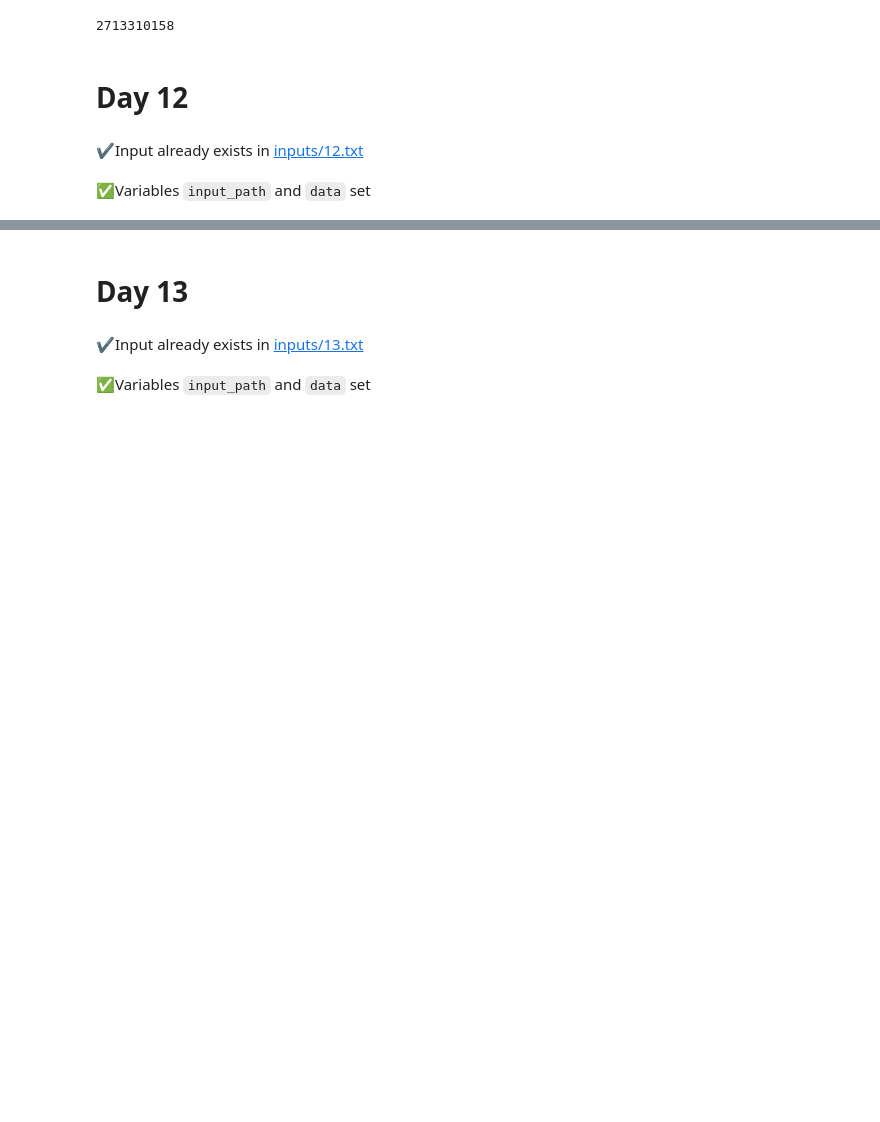
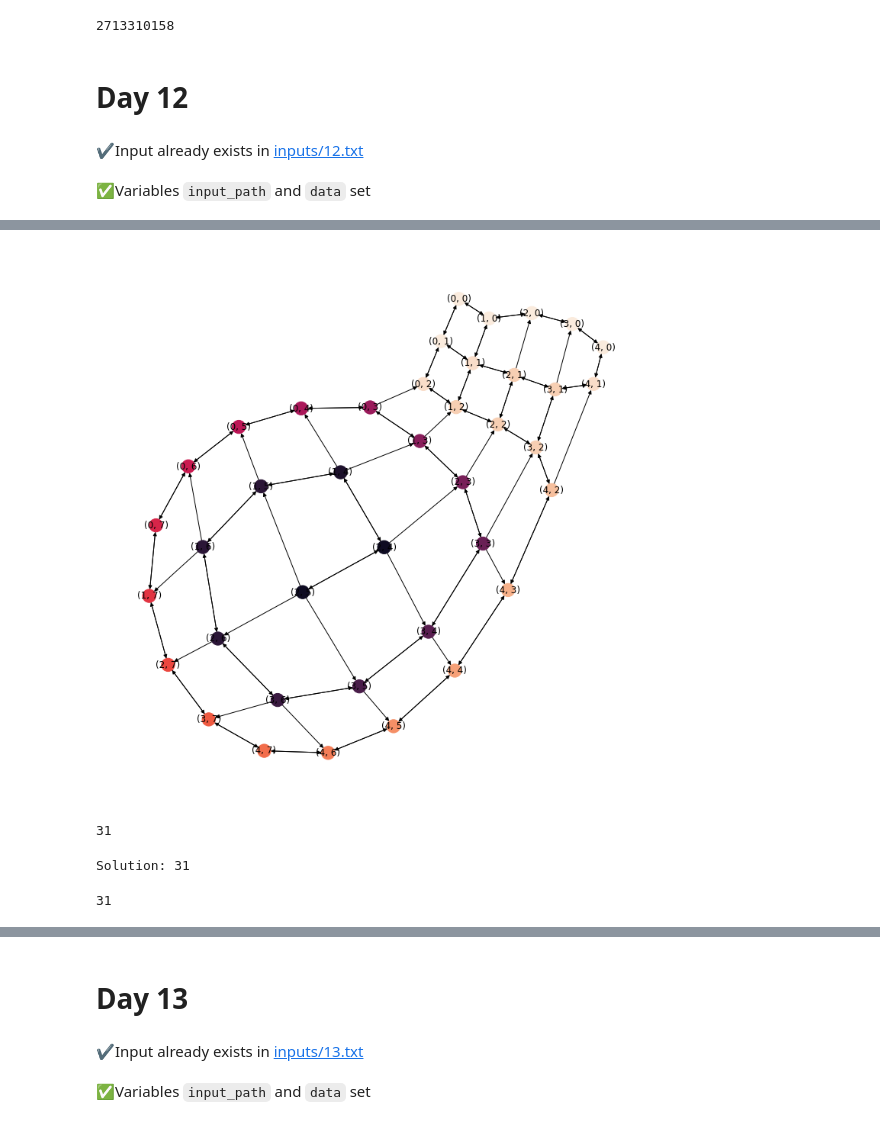
Before and after one commit to jfthuong/Advent-Code, a Jupyter notebook: 2022/Solve_Puzzles.ipynb, the cells around one changed output, grey strips where cells are left out. Cells and saved outputs as stored; diff of their text form; code cells hidden in the pictures; blank space fills up the shorter version.

```diff
--- a/2022/Solve_Puzzles.ipynb
+++ b/2022/Solve_Puzzles.ipynb
@@ -1644,0 +1516,41 @@ Found solution: 31
+# %%
+def is_valid_edge(val1: str, x1:int, y1:int, val2: str, *args) -> bool:
+    next_letter = chr(ord(val1) + 1)
+    return val2 <= next_letter
+
+
+def get_node_color(value:str, *args) -> str:
+    """Associate a color to the nodes"""
+    if value == "S":
+        color = ANSYS_BRONZE
+    elif value == "E":
+        color = ANSYS_GOLD
+    else:
+        color = PALETTE_ROCKET_R_26[ord(value) - ord("a")]
+    return color
+
+gn.build_graph(is_valid_edge, node_color_func=get_node_color)
+gn.show_graph()
+# %% [output]
+[figure, added]
+# %%
+gn.shortest_path_length
+# %% [output]
+31
+# %%
+def get_shortest_path(data: str, show_graph: bool = False) -> int:
+    gn = GridWithNetwork(
+        data, func=get_height, start="S", end="E", with_original=True
+    ).build_graph(is_valid_edge, node_color_func=get_node_color)
+    solution = gn.shortest_path_length
+    print(f"Solution: {solution}")
+
+    if show_graph:
+        gn.show_graph()
+    return solution
+
+
+get_shortest_path(MINI_DATA)
+# %% [output]
+Solution: 31
+31
```
Also changed, not shown: parts of 21 cells of this notebook, 3 other files.
